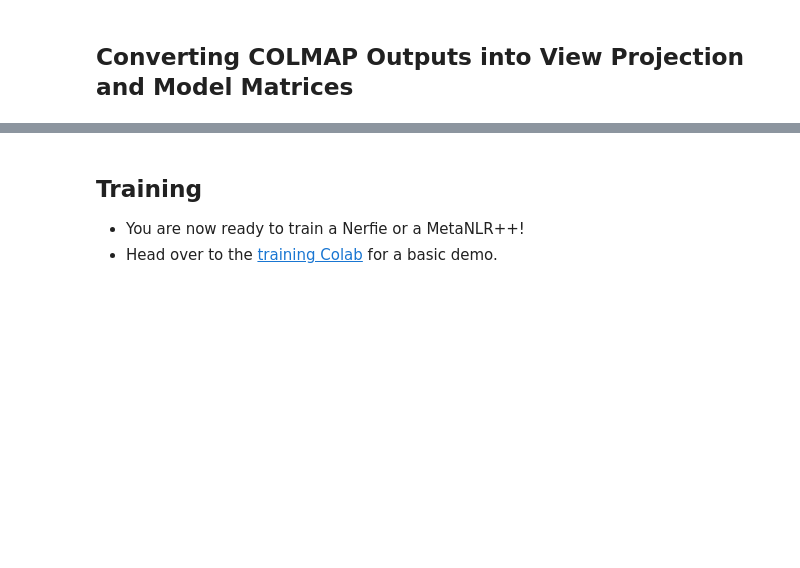
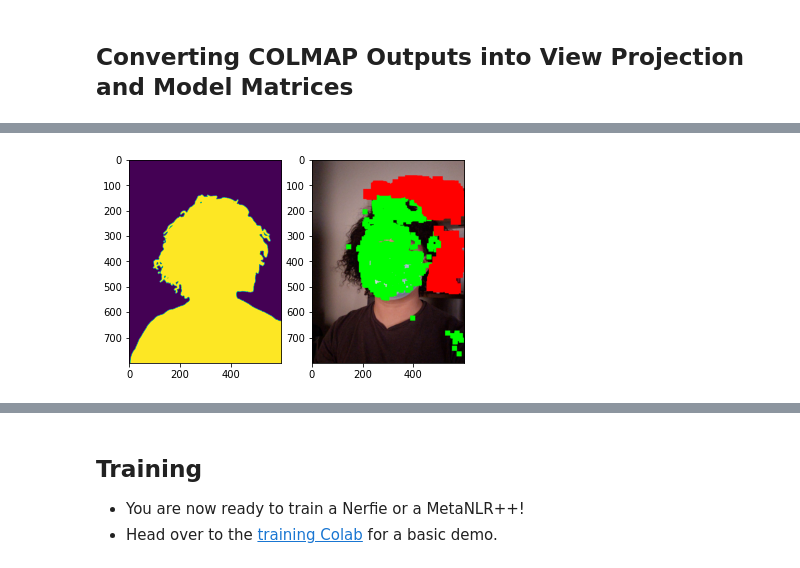
Before and after one commit to svsambandam/metanlrpp, a Jupyter notebook: MetaNLR++ Capture Preprocessing.ipynb, the cells around one changed output, grey strips where cells are left out. Cells and saved outputs as stored; diff of their text form; code cells hidden in the pictures; blank space fills up the shorter version.

Commit message:
preprocessing with multiple masks + minor edits

```diff
--- a/MetaNLR++ Capture Preprocessing.ipynb
+++ b/MetaNLR++ Capture Preprocessing.ipynb
@@ -1317,0 +1432,93 @@ for filename in sorted(os.listdir(directory_cam)):
+# %%
+# 3D PTS Projection from IPYNB nerfies projection DTU
+
+# import required module
+import os
+import json
+import numpy as np
+from scipy.spatial.transform import Rotation as R
+import matplotlib.pyplot as plt
+import matplotlib.image as mpimg
+from PIL import Image
+import numpy as np
+
+
+points = np.load(directory+'/points.npy',allow_pickle=True)
+# points = np.array(coords_filtered)
+y = json.load(open(directory+'/scene.json'))
+directory_cam = directory+'/camera'
+directory_rgb = directory+'/rgb/1x'
+
+
+blue = {}
+ii= 0
+j = 0
+# iterate over files in that directory
+for filename in sorted(os.listdir(directory_cam)):
+    f = os.path.join(directory_cam, filename)
+    if os.path.isfile(f):
+        file = open(f)
+        key = int(filename[:6])
+        print(filename, key)
+        cam = json.load(file)
+        b = project(points, cam)
+
+        im = directory_rgb+'/'+str(key).zfill(6)+'.png'
+        img = mpimg.imread(im)
+        shape = img.shape
+        scale = 1.
+        new_shape = np.array((int(shape[1]),int(shape[0])))
+        img = np.array(Image.fromarray((img*255).astype(np.uint8)).resize(new_shape))
+        imgog = img.copy()
+
+        if capture_name == 'curls':
+            mask = mpimg.imread(directory+'/rgb/mask/'+str(key).zfill(6)+'_mask.png')
+        else:
+            mask = mpimg.imread(directory+'/rgb/mask/'+str(key).zfill(6)+'.png')
+            mask = np.sum(mask,axis=-1)/3.0
+        mask = np.array(Image.fromarray((mask*255).astype(np.uint8)).resize(new_shape))
+        # mask = np.round(mask*255)
+
+        coords_thrownout = []
+        dot_size = 20
+        bad = 0
+        for i in range(len(b)):
+            x1 = int(b[i,1]/(shape[0]/new_shape[1]))
+            x2 = int(b[i,0]/(shape[0]/new_shape[1]))
+            if x1 < new_shape[1] and x2 < new_shape[0] and x1 > -1 and x2 > -1:
+                if mask[x1,x2] > 0:
+                    img[x1-dot_size:x1,x2-dot_size:x2,:] = [0,255,0]
+                else:
+                    img[x1-dot_size:x1,x2-dot_size:x2,:] = [255,0,0]
+                    coords_thrownout.append(np.array([x1,x2]))
+            else:
+                bad = bad + 1
+                pass
+
+
+
+        for k in range(len(coords_thrownout)):
+            x1,x2 = coords_thrownout[k]
+            img[x1-dot_size*2:x1,x2-dot_size*2:x2,:] = [255,0,0]
+
+        # print(id)
+        # print('bad pts: ', bad)
+        # plt.imshow(img)
+        # fig=plt.figure()
+        # fig.add_subplot(1,3,ii+3)
+        # plt.imshow(img)
+        # fig.add_subplot(1,3,ii+2)
+        # plt.imshow(imgog)
+        # fig.add_subplot(1,3,ii+1)
+        # plt.imshow(mask)
+        # print('---------')
+        fig=plt.figure()
+        fig.add_subplot(1,2,ii+2)
+        plt.imshow(img)
+        fig.add_subplot(1,2,ii+1)
+        plt.imshow(mask)
+        plt.show()
+        j = j + 1
+        if j > 10:
+            break
+# %% [output]
@@ -1317,0 +1526 @@ for filename in sorted(os.listdir(directory_cam)):
+[figure, added]
```
Also changed, not shown: parts of 6 cells of this notebook, 4 other files.
